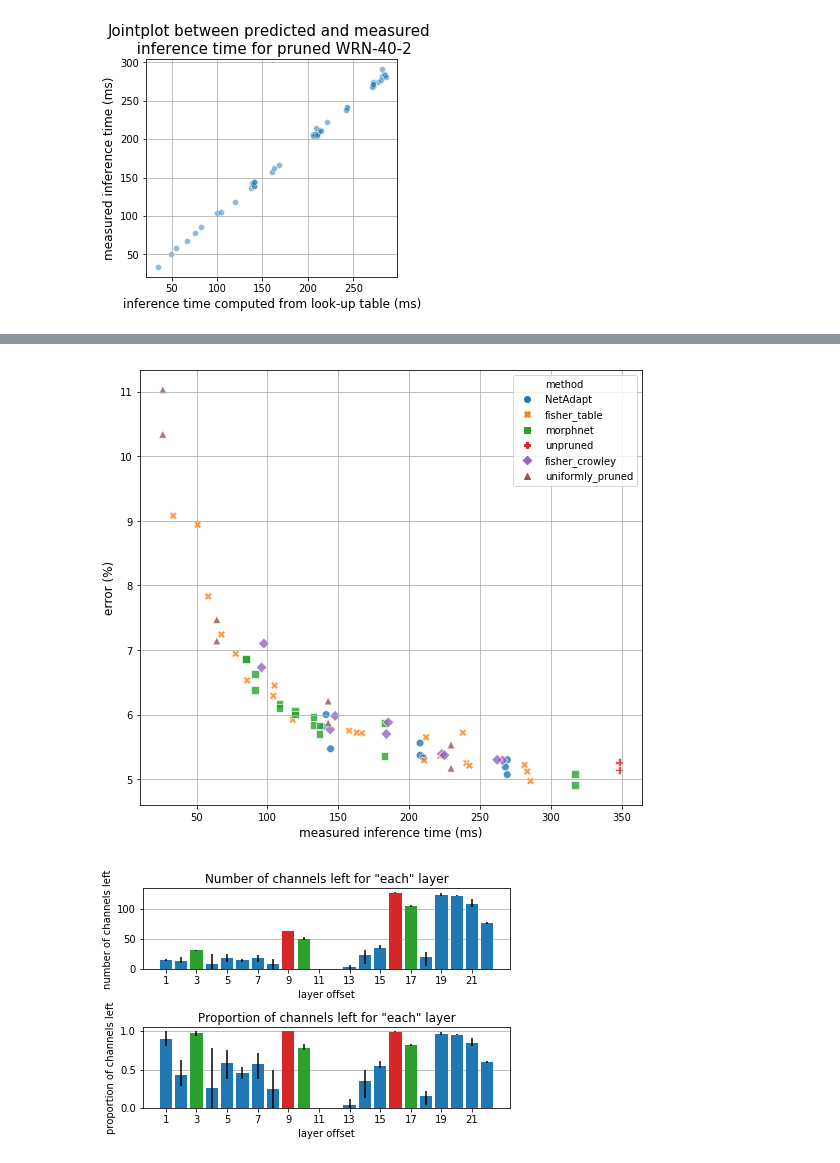
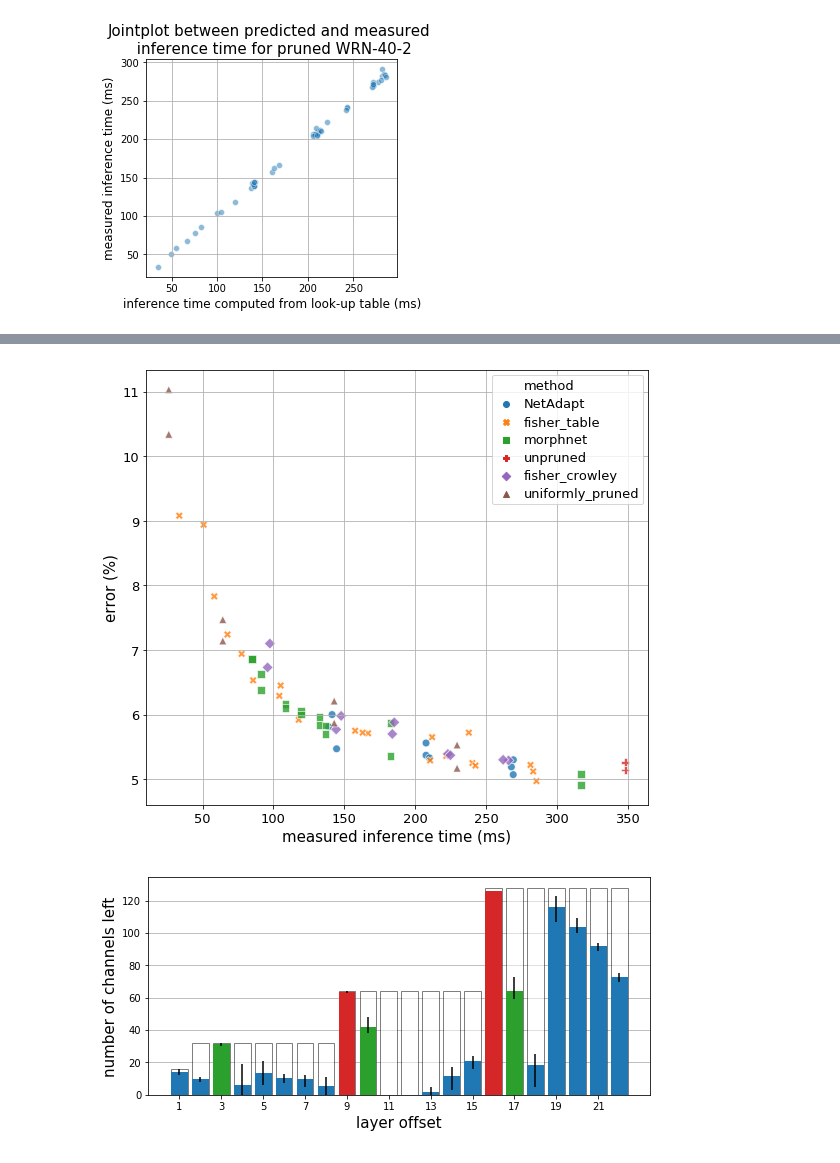
Before and after one commit to NatGr/Master_Thesis, a Jupyter notebook: NetAdapt/visualize.ipynb, the cells around one changed output, grey strips where cells are left out. Drawn from its saved outputs; the diff is of its cells as text; code cells hidden in the pictures.

Commit message:
changing graphs

```diff
--- a/NetAdapt/visualize.ipynb
+++ b/NetAdapt/visualize.ipynb
@@ -127,16 +152,19 @@ plt.show()
 # %%
 fig, ax = plt.subplots(1, figsize=(9, 8))
-comp_results = results[np.logical_or(results.group.isnull(), results.group == 'l2')]
+comp_results = results[np.logical_or(results.criterion.isnull(), results.criterion == 'l2')]
 # do not take the variants of NetAdapt into account for graph clarity
 
 sns.scatterplot(x="measured_time", y="retrain_scratch", data=comp_results, hue='method',
                 style='method', legend='brief', ax=ax, s=60, alpha=0.8)
-ax.set_xlabel('measured inference time (ms)', fontsize=12)
-ax.set_ylabel('error (%)', fontsize=12)
+ax.set_xlabel('measured inference time (ms)', fontsize=15)
+ax.set_ylabel('error (%)', fontsize=15)
 ax.grid(True)
+plt.setp(ax.get_legend().get_texts(), fontsize='13') # for legend text
+plt.setp(ax.get_legend().get_title(), fontsize='14') # for legend title
+ax.tick_params(axis='both', which='major', labelsize=13)  # for ticks
 # plt.savefig("pruning_cmparison.pdf")
 # %% [output]
-[figure, old version]
+[figure, new version]
 # %%
 def plot_channels_left(files_names, net='res-40-2', save_name=None):
     """
@@ -148,11 +176,11 @@ def plot_channels_left(files_names, net='res-40-2', save_name=None):
     :param save_name: if not None, saves the plot into a file named save_name
     """
     nbr_channels_dicts = []
+    init_nbr_channels = []
     for file_name in files_names:
         with open(file_name, 'rb') as file:
             nbr_channels_dicts.append(pickle.load(file))
     all_nbr_channels_left = []
-    all_prop_channels_left = []
     colors = []
     if net =='res-40-2':
         init_nbr_channels_color = {"Conv_0": (16, 'C0'), "Conv_1_0_1": (32, 'C0'), "Skip_1": (32, 'C2'),
@@ -168,11 +196,10 @@ def plot_channels_left(files_names, net='res-40-2', save_name=None):
             prop_channels_left = []
             for key, value in init_nbr_channels_color.items():
                 nbr_channels_left.append(nbr_channels_dict[key])
-                prop_channels_left.append(nbr_channels_left[-1] / value[0])
                 if i == 1:
                     colors.append(value[1])
+                    init_nbr_channels.append(value[0])
             all_nbr_channels_left.append(nbr_channels_left)
-            all_prop_channels_left.append(prop_channels_left)
     else:
         raise ValueError("Unknown Network")
 
@@ -182,41 +209,28 @@ def plot_channels_left(files_names, net='res-40-2', save_name=None):
     nbr_channels_left_err = [nbr_channels_left_mean - np.min(nbr_channels_left, 0),
                              np.max(nbr_channels_left, 0) - nbr_channels_left_mean]
 
-    prop_channels_left = np.array(all_prop_channels_left)
-    prop_channels_left_mean = np.mean(prop_channels_left, 0)
-    prop_channels_left_err = [prop_channels_left_mean - np.min(prop_channels_left, 0),
-                              np.max(prop_channels_left, 0) - prop_channels_left_mean]
-
     offset_layer = [i for i in range(1, nbr_channels_left.shape[1] + 1)]
     x_ticks = [i for i in range(1, nbr_channels_left.shape[1] + 1, 2)]
 
     # plot
-    fig, ax = plt.subplots(2, 1)
-    ax[0].set_title('Number of channels left for "each" layer')
-    ax[0].set_xlabel('layer offset')
-    ax[0].set_ylabel('number of channels left')
-    ax[0].set_xticks(x_ticks)
-    ax[0].grid(True, axis='y')
-    ax[0].set_axisbelow(True)
-    ax[0].bar(x=offset_layer, height=nbr_channels_left_mean, yerr=nbr_channels_left_err, color=colors)
-    ax[1].set_title('Proportion of channels left for "each" layer')
-    ax[1].set_xlabel('layer offset')
-    ax[1].set_ylabel('proportion of channels left')
-    ax[1].set_xticks(x_ticks)
-    ax[1].bar(x=offset_layer, height=prop_channels_left_mean, yerr=prop_channels_left_err, color=colors)
-    ax[1].grid(True, axis='y')
-    ax[1].set_axisbelow(True)
-    plt.tight_layout()  # so as to avoid overlaps
+    fig, ax = plt.subplots(1, 1, figsize=(9, 4))
+    ax.set_xlabel('layer offset', fontsize=15)
+    ax.set_ylabel('number of channels left', fontsize=15)
+    ax.set_xticks(x_ticks)
+    ax.bar(x=offset_layer, height=init_nbr_channels, color='w', edgecolor='k', alpha=0.5)
+    ax.bar(x=offset_layer, height=nbr_channels_left_mean, yerr=nbr_channels_left_err, color=colors)
+    ax.grid(True, axis='y')
+    ax.set_axisbelow(True)
     if save_name is not None:
         plt.savefig(f"{save_name}.pdf")
     plt.show()
 # %%
-num_ch = 600
+num_ch = 750
 files_names = [f'res-40-2-table_fisher-pf=0.8-{num_ch}ch',
                f'res-40-2-table_fisher-pf=0.8-2-{num_ch}ch',
                f'res-40-2-table_fisher-pf=0.8-3-{num_ch}ch']
 files_names = [os.path.join('nbr_channels', file_name) + '.pickle' for file_name in files_names]
 plot_channels_left(files_names, net='res-40-2')#, save_name=f"fisher_table_{num_ch}")
 # %% [output]
-[figure, old version]
+[figure, new version]
 # %%
```
Also changed, not shown: parts of 6 cells of this notebook, 6 other files.
